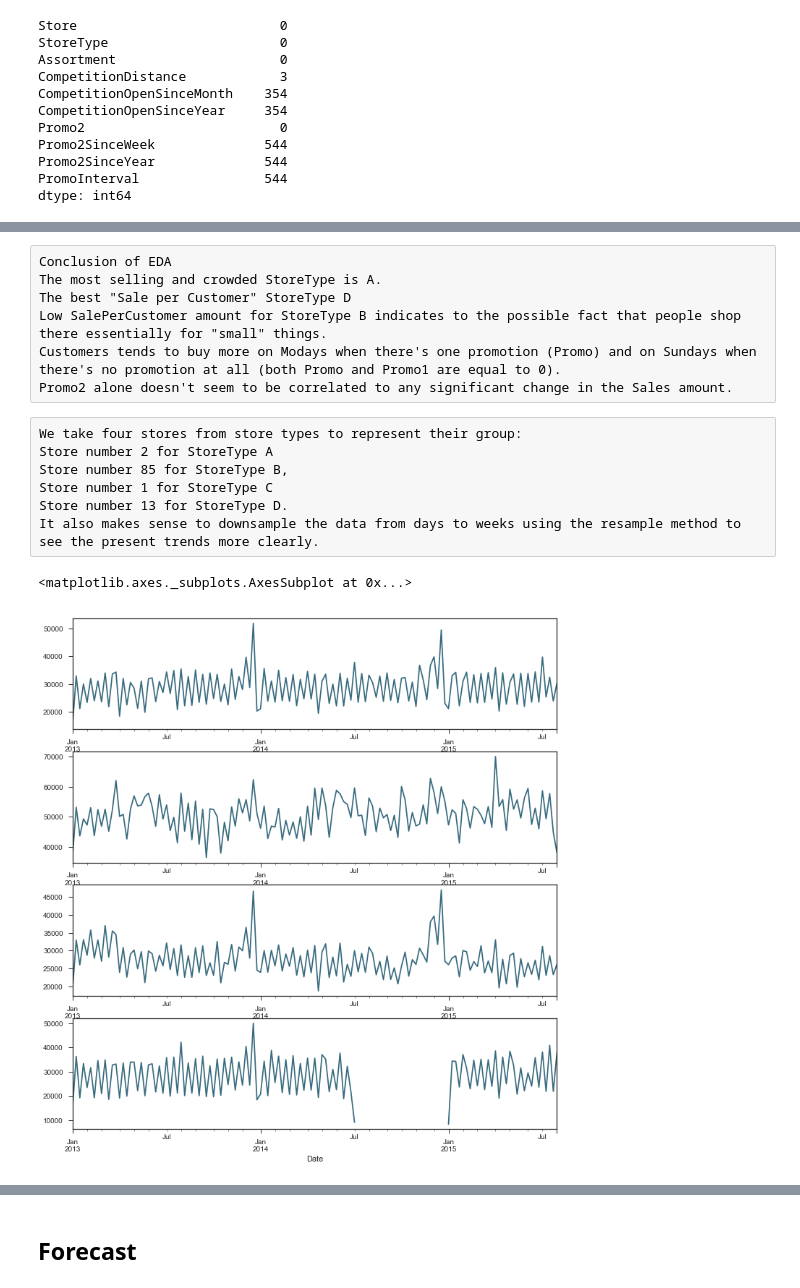
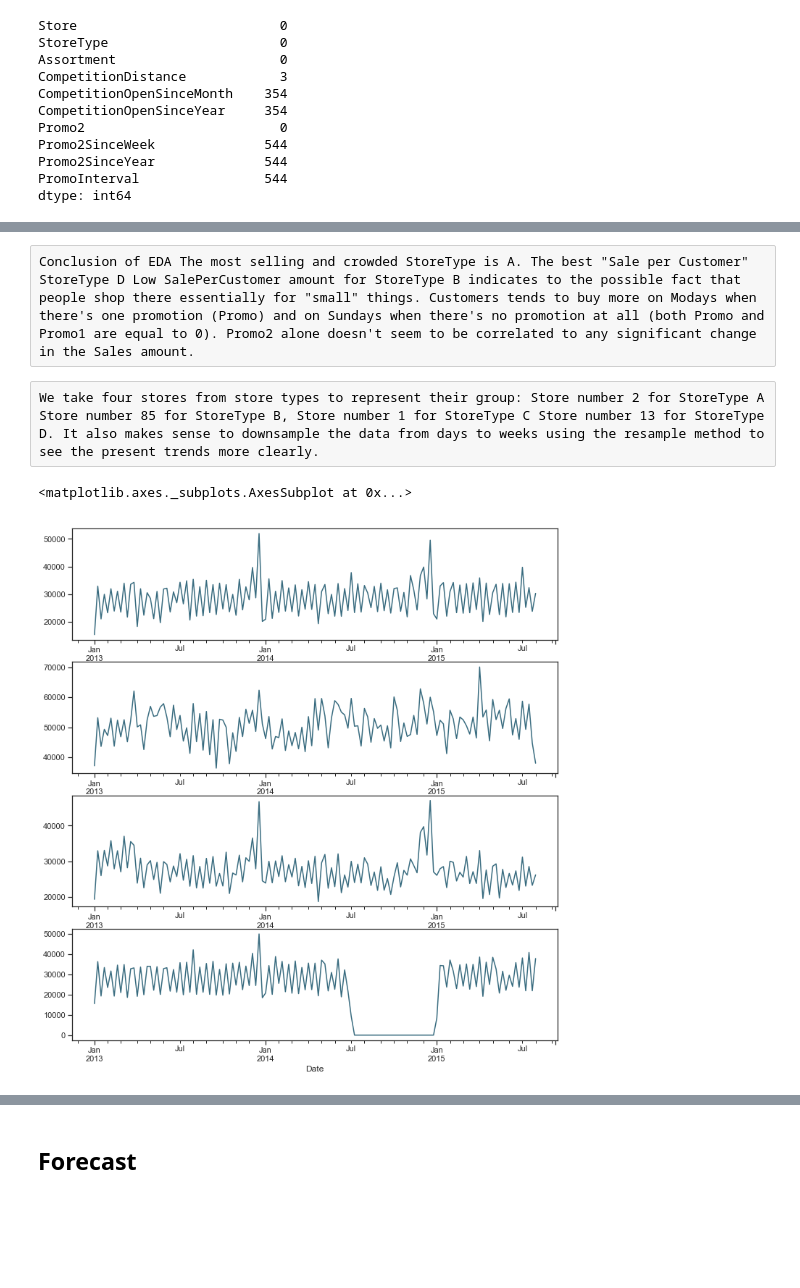
Before and after one commit to alcz86/ML, a Jupyter notebook: examples/Rossmann.ipynb, the cells around one changed output, grey strips where cells are left out. Drawn from its saved outputs; the diff is of its cells as text; code cells hidden in the pictures; blank space fills up the shorter version.

```diff
--- a/examples/Rossmann.ipynb
+++ b/examples/Rossmann.ipynb
@@ -41,3 +46,6 @@ DatetimeIndex(['2015-07-31', '2015-07-31', '2015-07-31', '2015-07-31',
+# %%
+test.Index=test['Date']
+train.Index=train['Date']
 # %%
 print("Total: ", train.shape)
 train.head(5)
@@ -59 +94,4 @@ train = train[train.Sales != 0]
+# %%
+train['Date'] = pd.to_datetime(train['Date'] )
+test['Date'] = pd.to_datetime(test['Date'] )
 # %% [raw]
@@ -67,6 +99,6 @@ SchoolHoliday: indicates if the (Store, Date) was affected by the closure of pub
 # %%
 # date extraction
-train['Year'] = train.index.year
-train['Month'] = train.index.month
-train['Day'] = train.index.day
-train['WeekOfYear'] = train.index.weekofyear
+train['Year']  = train['Date'].dt.year
+train['Month']  = train['Date'].dt.month
+train['Day']  = train['Date'].dt.day
+train['WeekOfYear']  = train['Date'].dt.weekofyear
@@ -88,0 +166,6 @@ Name: SalePerCustomer, dtype: float64
+# %%
+#resample by week
+train['Date']=pd.to_datetime(train['Date'],format='%Y/%m/%d')
+train = train.set_index(pd.DatetimeIndex(train['Date']))
+train_w=train.resample('w').sum()
+train_w.head()
@@ -334,38 +544,32 @@ sns.factorplot(data = train_store, x = 'DayOfWeek', y = "Sales",
 # %% [raw]
-Conclusion of EDA
-The most selling and crowded StoreType is A.
-The best "Sale per Customer" StoreType D
-Low SalePerCustomer amount for StoreType B indicates to the possible fact that people shop there essentially for "small" things.
-Customers tends to buy more on Modays when there's one promotion (Promo) and on Sundays when there's no promotion at all (both Promo and Promo1 are equal to 0).
-Promo2 alone doesn't seem to be correlated to any significant change in the Sales amount.
+Conclusion of EDA The most selling and crowded StoreType is A. The best "Sale per Customer" StoreType D Low SalePerCustomer amount for StoreType B indicates to the possible fact that people shop there essentially for "small" things. Customers tends to buy more on Modays when there's one promotion (Promo) and on Sundays when there's no promotion at all (both Promo and Promo1 are equal to 0). Promo2 alone doesn't seem to be correlated to any significant change in the Sales amount.
 # %%
 #Seasonality
 # %% [raw]
-We take four stores from store types to represent their group:
-Store number 2 for StoreType A
-Store number 85 for StoreType B,
-Store number 1 for StoreType C
-Store number 13 for StoreType D.
-It also makes sense to downsample the data from days to weeks using the resample method to see the present trends more clearly.
+We take four stores from store types to represent their group: Store number 2 for StoreType A Store number 85 for StoreType B, Store number 1 for StoreType C Store number 13 for StoreType D. It also makes sense to downsample the data from days to weeks using the resample method to see the present trends more clearly.
 # %%
 # preparation: input should be float type
 train['Sales'] = train['Sales'] * 1.0
 
 # store types
 sales_a = train[train.Store == 2]['Sales']
 sales_b = train[train.Store == 85]['Sales'].sort_index(ascending = True) # solve the reverse order
 sales_c = train[train.Store == 1]['Sales']
 sales_d = train[train.Store == 13]['Sales']
 
 f, (ax1, ax2, ax3, ax4) = plt.subplots(4, figsize = (12, 13))
 
 # store types
-sales_a.resample('W').sum().plot(color = c, ax = ax1)
-sales_b.resample('W').sum().plot(color = c, ax = ax2)
-sales_c.resample('W').sum().plot(color = c, ax = ax3)
-sales_d.resample('W').sum().plot(color = c, ax = ax4)
+sales_a=sales_a.resample('W').sum()
+sales_a.plot(color = c, ax = ax1)
+sales_b=sales_b.resample('W').sum()
+sales_b.plot(color = c, ax = ax2)
+sales_c=sales_c.resample('W').sum()
+sales_c.plot(color = c, ax = ax3)
+sales_d=sales_d.resample('W').sum()
+sales_d.plot(color = c, ax = ax4)
 # %% [output]
 <matplotlib.axes._subplots.AxesSubplot at 0x...>
-[figure, old version]
+[figure, new version]
 # %%
 #Yearly trend
```
Also changed, not shown: parts of 121 cells of this notebook.
